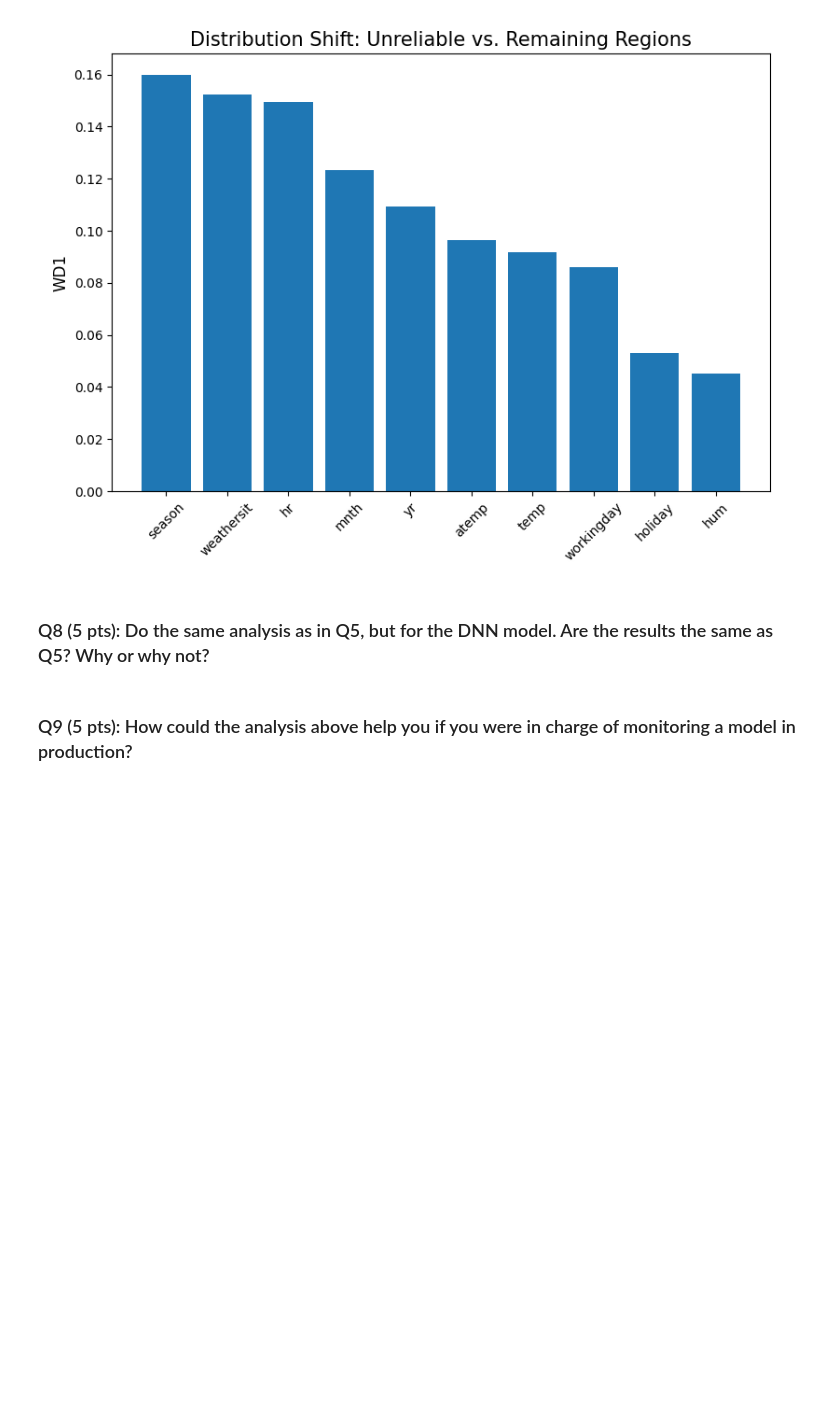
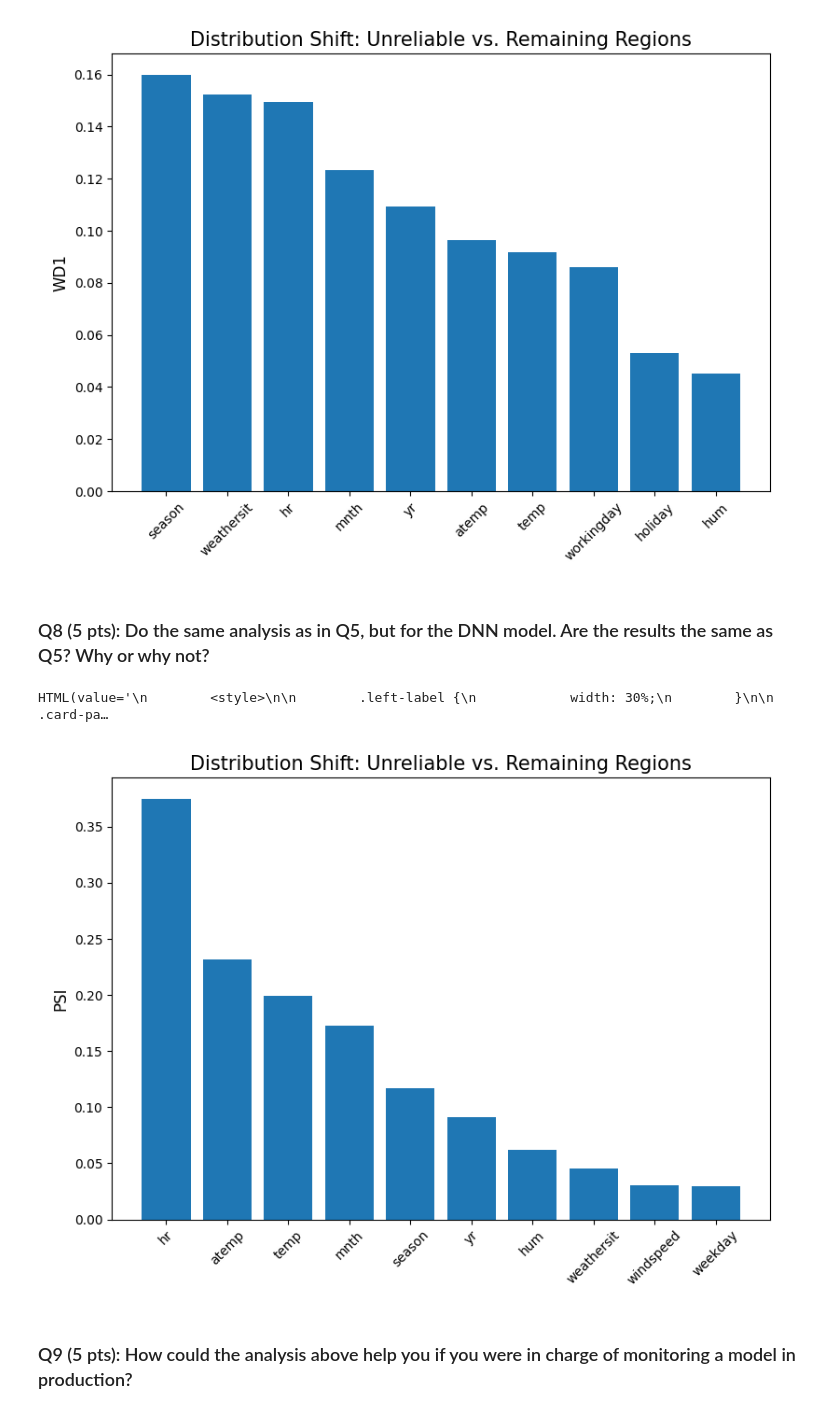
Before and after one commit to EviIius/DSBA6010, a Jupyter notebook: HW4/model_diagnostics_and_prediction_uncertainty_v02.ipynb, the cells around one changed output. Cells and saved outputs as stored; diff of their text form; code cells hidden in the pictures; blank space fills up the shorter version.

```diff
--- a/HW4/model_diagnostics_and_prediction_uncertainty_v02.ipynb
+++ b/HW4/model_diagnostics_and_prediction_uncertainty_v02.ipynb
@@ -110,6 +110,11 @@ HTML(value='\n        <style>\n\n        .left-label {\n            width: 30%;\
 [figure]
 # %% [markdown]
 ### Q8 (5 pts): Do the same analysis as in Q5, but for the DNN model.  Are the results the same as Q5?  Why or why not?
+# %%
+exp_bike_sharing.model_diagnose(model="DNN_Bike_Sharing", show="reliability_distance")
+# %% [output]
+HTML(value='\n        <style>\n\n        .left-label {\n            width: 30%;\n        }\n\n        .card-pa…
+[figure, added]
 # %% [markdown]
 ### Q9 (5 pts): How could the analysis above help you if you were in charge of monitoring a model in production?
 # %% [markdown]
```
